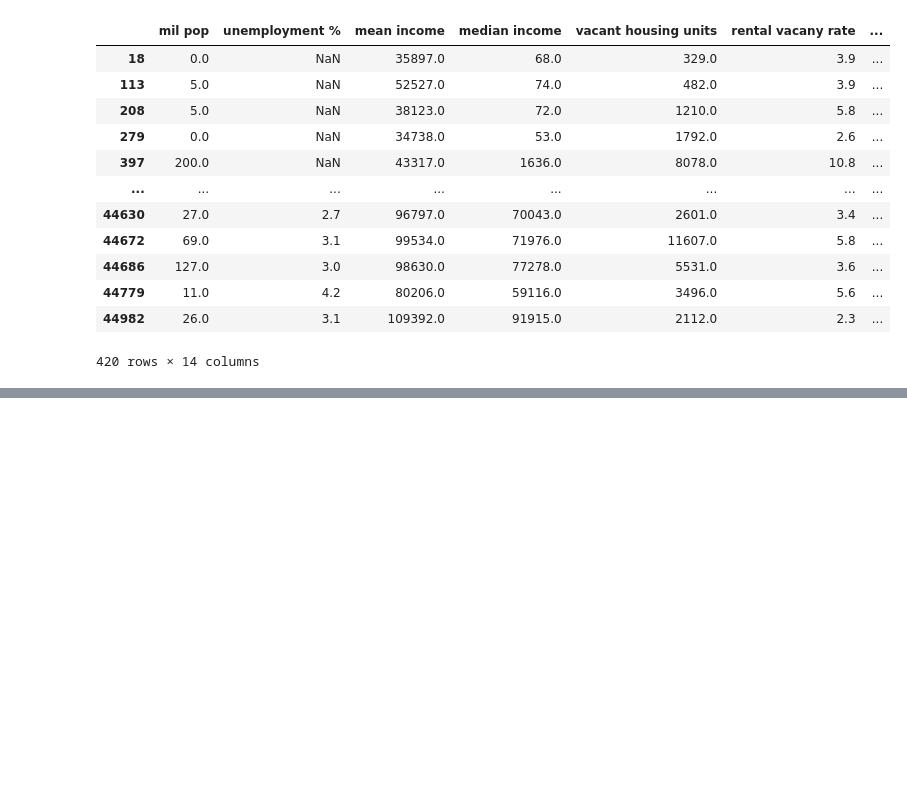
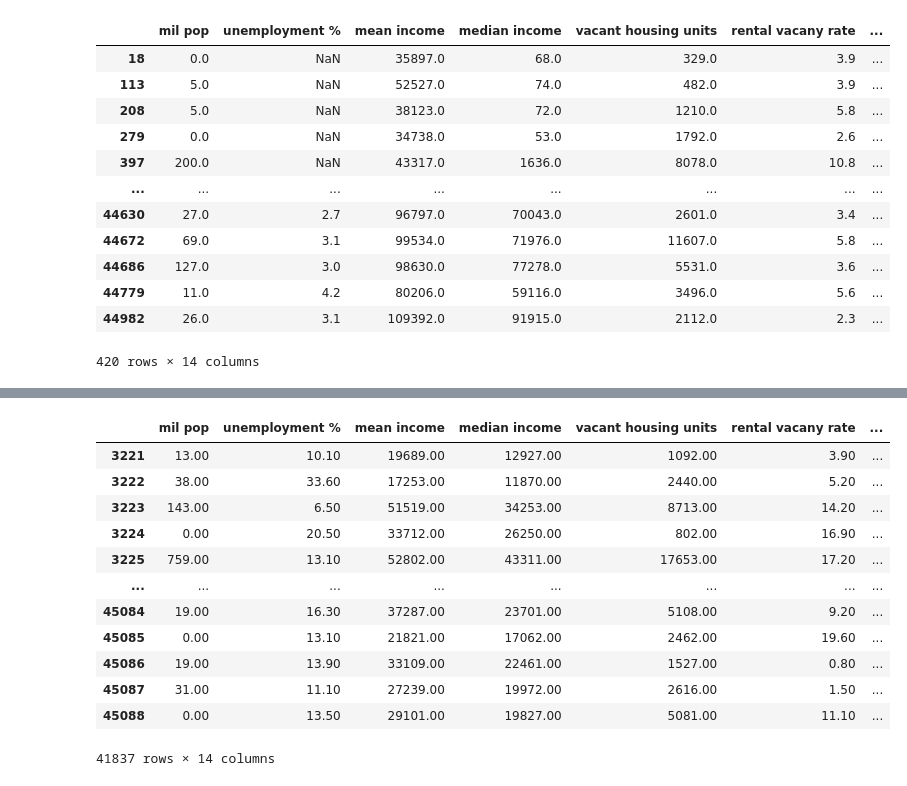
Before and after one commit to kellerl7/Milestone_2, a Jupyter notebook: Vizs/VIZs_2.ipynb, the cells around one changed output, grey strips where cells are left out. Cells and saved outputs as stored; diff of their text form; code cells hidden in the pictures; blank space fills up the shorter version.

```diff
--- a/Vizs/VIZs_2.ipynb
+++ b/Vizs/VIZs_2.ipynb
@@ -348,3 +348,6 @@ df[df["county_name"]=="Washington County"]
 | 44779 | 11.0 | 4.2 | 80206.0 | 59116.0 | 3496.0 | 5.6 | ... |
 | 44982 | 26.0 | 3.1 | 109392.0 | 91915.0 | 2112.0 | 2.3 | ... |
 420 rows × 14 columns
+# %%
+
+pd.options.display.float_format = '{:.2f}'.format
@@ -350,0 +368,16 @@ df[df["county_name"]=="Washington County"]
+# %%
+# Define file path
+file_path = r"c:\Users\Ankit\Documents\Milestone II project\Milestone_2\Data\merged_census_data.csv"
+
+# Read the CSV file into a DataFrame
+df = pd.read_csv(file_path)
+
+# Define numeric columns
+numeric_cols = ["mil pop", "unemployment %", "mean income", "median income",
+                "vacant housing units", "% below poverty line", "median house value"]
+
+# Convert all numeric columns to proper data type
+df[numeric_cols] = df[numeric_cols].apply(pd.to_numeric, errors="coerce")
+
+# Filter out rows with negative values
+df_cleaned = df[(df[numeric_cols] >= 0).all(axis=1)]
@@ -350,0 +394,16 @@ df[df["county_name"]=="Washington County"]
+# %%
+df_cleaned
+# %% [output]
+|  | mil pop | unemployment % | mean income | median income | vacant housing units | rental vacany rate | ... |
+| 3221 | 13.00 | 10.10 | 19689.00 | 12927.00 | 1092.00 | 3.90 | ... |
+| 3222 | 38.00 | 33.60 | 17253.00 | 11870.00 | 2440.00 | 5.20 | ... |
+| 3223 | 143.00 | 6.50 | 51519.00 | 34253.00 | 8713.00 | 14.20 | ... |
+| 3224 | 0.00 | 20.50 | 33712.00 | 26250.00 | 802.00 | 16.90 | ... |
+| 3225 | 759.00 | 13.10 | 52802.00 | 43311.00 | 17653.00 | 17.20 | ... |
+| ... | ... | ... | ... | ... | ... | ... | ... |
+| 45084 | 19.00 | 16.30 | 37287.00 | 23701.00 | 5108.00 | 9.20 | ... |
+| 45085 | 0.00 | 13.10 | 21821.00 | 17062.00 | 2462.00 | 19.60 | ... |
+| 45086 | 19.00 | 13.90 | 33109.00 | 22461.00 | 1527.00 | 0.80 | ... |
+| 45087 | 31.00 | 11.10 | 27239.00 | 19972.00 | 2616.00 | 1.50 | ... |
+| 45088 | 0.00 | 13.50 | 29101.00 | 19827.00 | 5081.00 | 11.10 | ... |
+41837 rows × 14 columns
```
Also changed, not shown: parts of 8 cells of this notebook.
